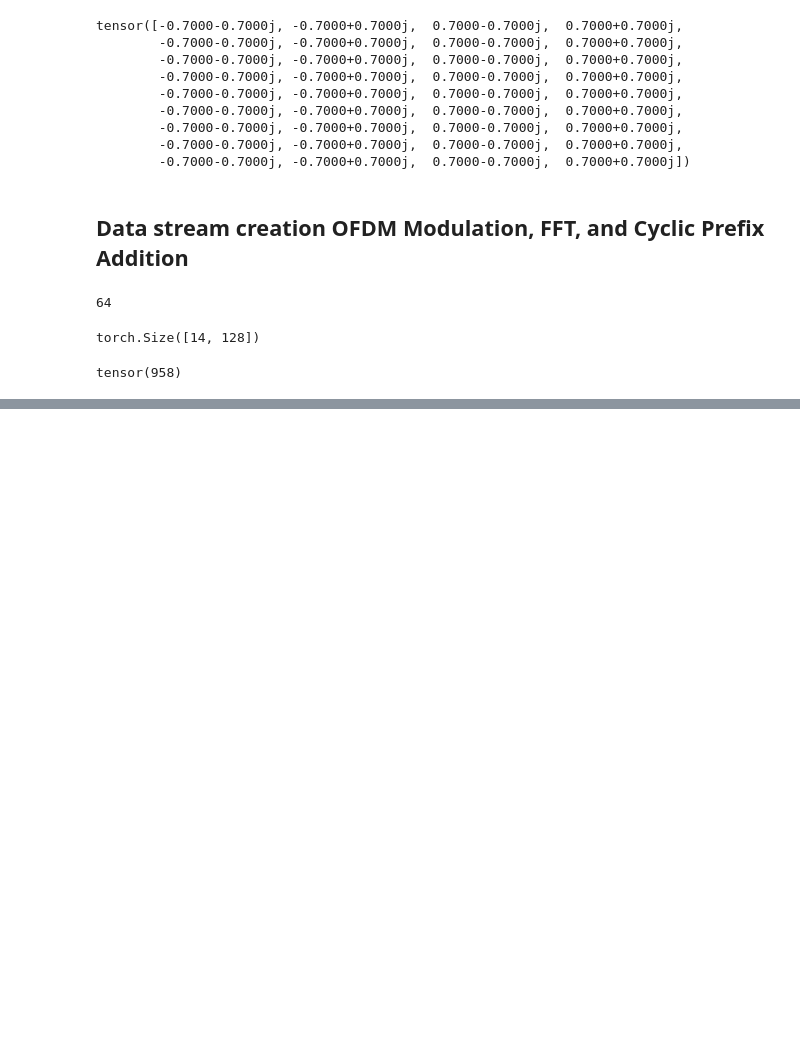
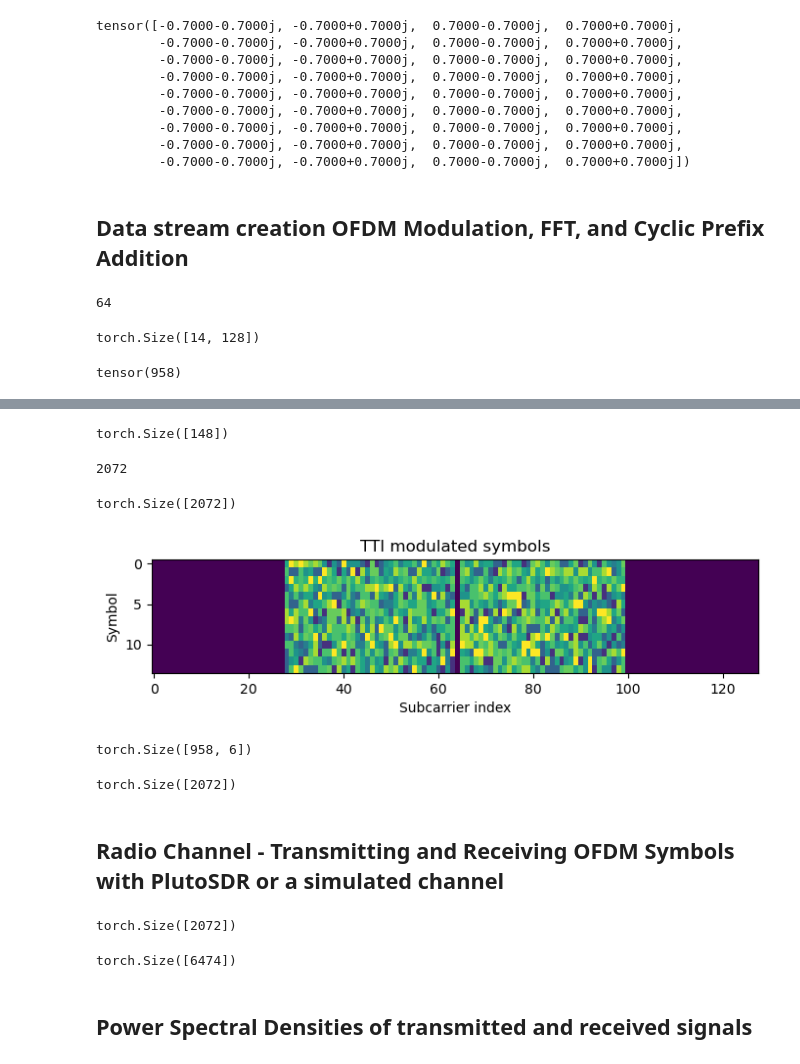
Before and after one commit to lkk688/AIsensing, a Jupyter notebook: sdrpysim/ofdmsim_pytorch.ipynb, the cells around one changed output, grey strips where cells are left out. Saved outputs shown, nothing was run; the diff lists cells and outputs as text; code cells hidden in the pictures; blank space fills up the shorter version.

```diff
--- a/sdrpysim/ofdmsim_pytorch.ipynb
+++ b/sdrpysim/ofdmsim_pytorch.ipynb
@@ -322,0 +375,5 @@ pdsch_bits, pdsch_symbols = create_PDSCH_data(TTI_mask_RE, Qm, mapping_table_Qm,
+# %%
+def FFT(TTI):
+    return torch.fft.ifft(torch.fft.ifftshift(TTI, dim=1))
+# %%
+TD_TTI_IQ = FFT(Modulated_TTI) # perform the FFT
@@ -322,0 +396,58 @@ pdsch_bits, pdsch_symbols = create_PDSCH_data(TTI_mask_RE, Qm, mapping_table_Qm,
+# %%
+testiqall.shape
+# %% [output]
+torch.Size([148])
+# %%
+#OFDM_data/TD_TTI_IQ: (14, 128)
+#S = 14 Number of symbols
+#FFT_size = 128
+#CP:20
+def CP_addition(OFDM_data, S, FFT_size, CP):
+
+    # Initialize output tensor
+    out = torch.zeros((S, FFT_size + CP), dtype=torch.complex64) #(14, 148)
+
+    # Add cyclic prefix to each symbol
+    #flip the CP(20) symbols and add in front of the 128 symbols
+    for symbol in range(S):
+        out[symbol, :] = torch.cat((OFDM_data[symbol, -CP:], OFDM_data[symbol, :]), dim=0)
+
+    return out.flatten()
+# %%
+TX_Samples = CP_addition(TD_TTI_IQ, S, FFT_size, CP) # add the CP
+# %%
+14*148
+# %% [output]
+2072
+# %%
+TX_Samples.shape
+# %% [output]
+torch.Size([2072])
+# %%
+use_sdr = False
+#leading_zeros (int): Number of symbols with zero value used for SINR measurement
+leading_zeros = 80  # Number of symbols with zero value for noise measurement at the beginning of the transmission. Used for SINR estimation.
+
+def create_OFDM_data():
+    pdsch_bits, pdsch_symbols = create_PDSCH_data(TTI_mask_RE, Qm, mapping_table_Qm, power=PDSCH_power) # create PDSCH data and modulate it
+    Modulated_TTI = RE_mapping(TTI_mask_RE, pilot_symbols, pdsch_symbols, plotTTI=True) # map the PDSCH and pilot symbols to the TTI
+    TD_TTI_IQ = FFT(Modulated_TTI) # perform the FFT
+    TX_Samples = CP_addition(TD_TTI_IQ, S, FFT_size, CP) # add the CP
+    if use_sdr:
+        zeros = torch.zeros(leading_zeros, dtype=TX_Samples.dtype) # create leading zeros for estimating noise floor power
+        TX_Samples = torch.cat((zeros, TX_Samples), dim=0) # add leading zeros to TX samples
+    return pdsch_bits, TX_Samples
+
+pdsch_bits, TX_Samples = create_OFDM_data()
+# %% [output]
+[figure, added]
+# %%
+pdsch_bits.shape #958 is the total numbers of 1s in the mask, 6 is the Qm = 6  # bits per symbol
+# %% [output]
+torch.Size([958, 6])
+# %%
+TX_Samples.shape #14*148
+# %% [output]
+torch.Size([2072])
+# %% [markdown]
+## Radio Channel - Transmitting and Receiving OFDM Symbols with PlutoSDR or a simulated channel
@@ -322,0 +531,10 @@ pdsch_bits, pdsch_symbols = create_PDSCH_data(TTI_mask_RE, Qm, mapping_table_Qm,
+# %%
+TX_Samples.shape
+# %% [output]
+torch.Size([2072])
+# %%
+RX_Samples.shape
+# %% [output]
+torch.Size([6474])
+# %% [markdown]
+## Power Spectral Densities of transmitted and received signals
```
Also changed, not shown: parts of 79 cells of this notebook.
